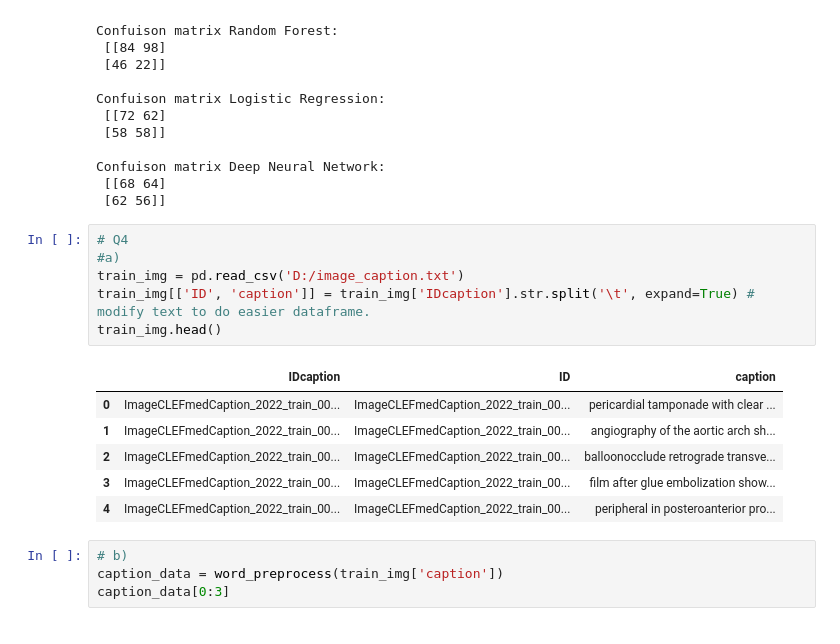
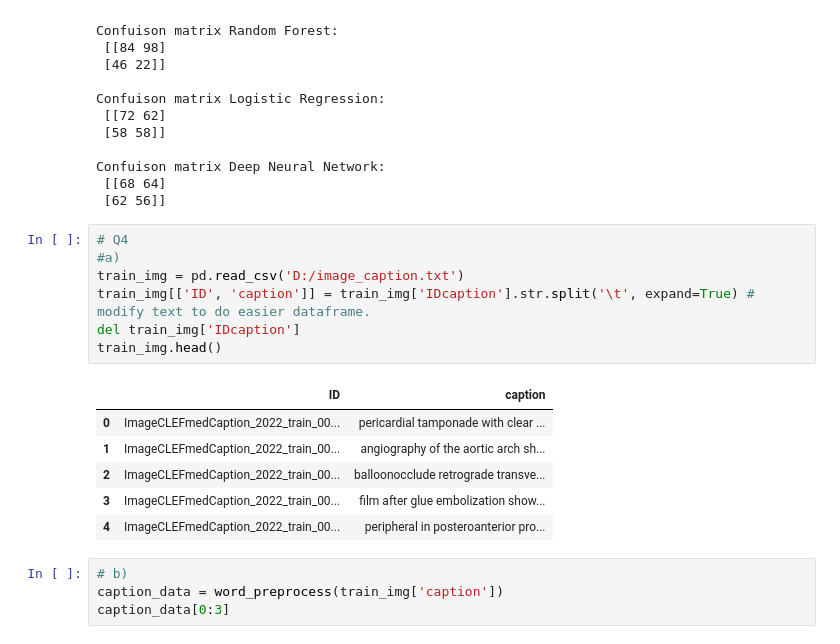
Before and after one commit to lc0312/COSC502, a Jupyter notebook: finalproject_Liu.ipynb, the cells around one changed output. Saved outputs shown, nothing was run; the diff lists cells and outputs as text.

```diff
--- a/finalproject_Liu.ipynb
+++ b/finalproject_Liu.ipynb
@@ -497,16 +497,17 @@ Confuison matrix Deep Neural Network:
 # %%
 # Q4
 #a)
 train_img = pd.read_csv('D:/image_caption.txt')
 train_img[['ID', 'caption']] = train_img['IDcaption'].str.split('\t', expand=True) # modify text to do easier dataframe.
+del train_img['IDcaption']
 train_img.head()
 # %% [output]
-|  | IDcaption | ID | caption |
-| 0 | ImageCLEFmedCaption_2022_train_00... | ImageCLEFmedCaption_2022_train_00... | pericardial tamponade with clear ... |
-| 1 | ImageCLEFmedCaption_2022_train_00... | ImageCLEFmedCaption_2022_train_00... | angiography of the aortic arch sh... |
-| 2 | ImageCLEFmedCaption_2022_train_00... | ImageCLEFmedCaption_2022_train_00... | balloonocclude retrograde transve... |
-| 3 | ImageCLEFmedCaption_2022_train_00... | ImageCLEFmedCaption_2022_train_00... | film after glue embolization show... |
-| 4 | ImageCLEFmedCaption_2022_train_00... | ImageCLEFmedCaption_2022_train_00... | peripheral in posteroanterior pro... |
+|  | ID | caption |
+| 0 | ImageCLEFmedCaption_2022_train_00... | pericardial tamponade with clear ... |
+| 1 | ImageCLEFmedCaption_2022_train_00... | angiography of the aortic arch sh... |
+| 2 | ImageCLEFmedCaption_2022_train_00... | balloonocclude retrograde transve... |
+| 3 | ImageCLEFmedCaption_2022_train_00... | film after glue embolization show... |
+| 4 | ImageCLEFmedCaption_2022_train_00... | peripheral in posteroanterior pro... |
 # %%
 # b)
 caption_data = word_preprocess(train_img['caption'])
```
Also changed, not shown: parts of 2 cells of this notebook.
